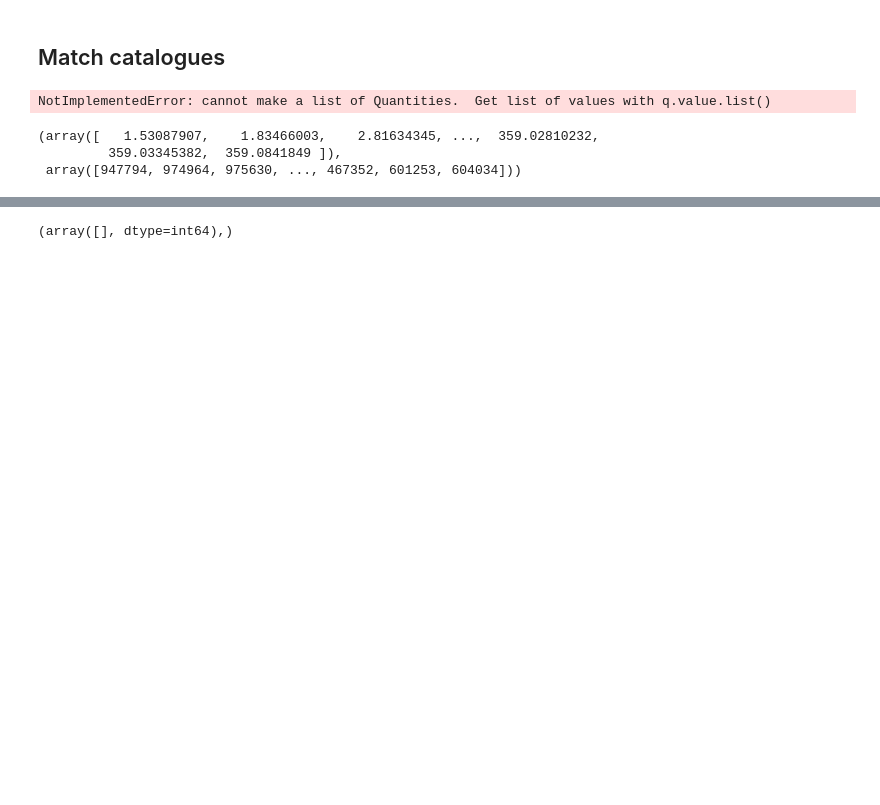
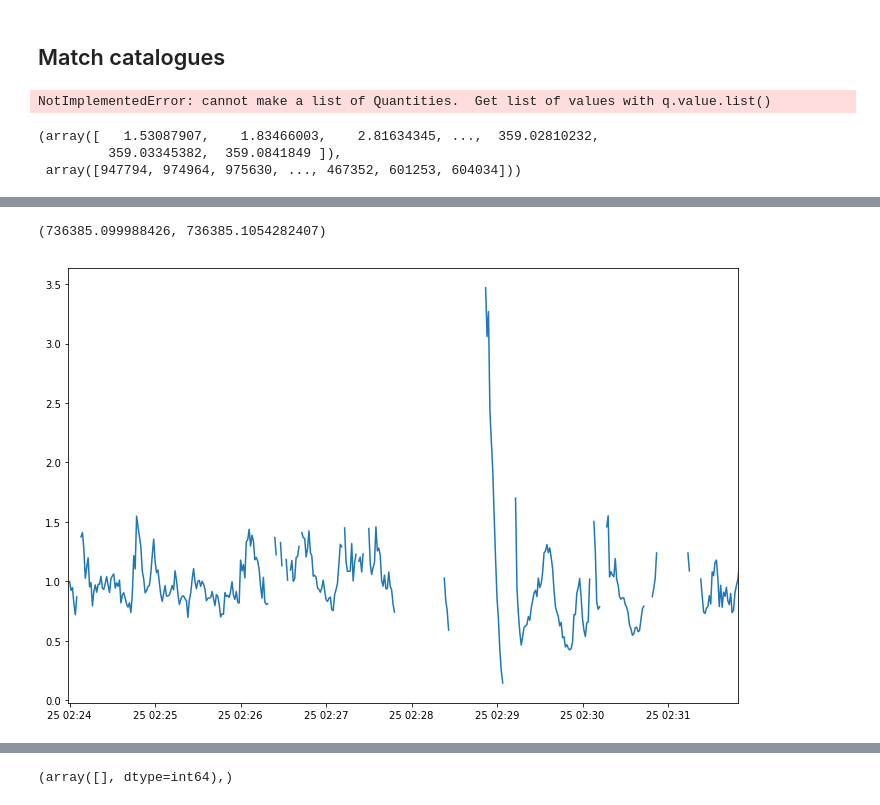
Before and after one commit to shulevski/scratchpad, a Jupyter notebook: notebooks/transients_wTraP.ipynb, the cells around one changed output, grey strips where cells are left out. Drawn from its saved outputs; the diff is of its cells as text; code cells hidden in the pictures; blank space fills up the shorter version.

```diff
--- a/notebooks/transients_wTraP.ipynb
+++ b/notebooks/transients_wTraP.ipynb
@@ -392,2 +535,0 @@ plt.plot(source_df.index, source_df.f_int, "." )
-# %%
-source_df = source_df[source_df.index.year == 2017]
@@ -400,2 +535,0 @@ plt.plot(source_df.index, source_df.f_int)
-# %%
-source_df = source_df[source_df.index.year == 2017]
@@ -408,0 +536,8 @@ del source_df
+# %%
+plt.figure(figsize=(12,8))
+plt.plot(source_df[source_df.freq_eff > 60000000].set_index("taustart_ts").f_int/source_df[source_df.freq_eff < 60000000].set_index("taustart_ts").f_int)
+plt.xlim([source_df.taustart_ts[source_df.freq_eff > 60000000].values[-623],
+         source_df.taustart_ts[source_df.freq_eff > 60000000].values[-223]])
+# %% [output]
+(736385.099988426, 736385.1054282407)
+[figure, added]
```
Also changed, not shown: parts of 56 cells of this notebook.
